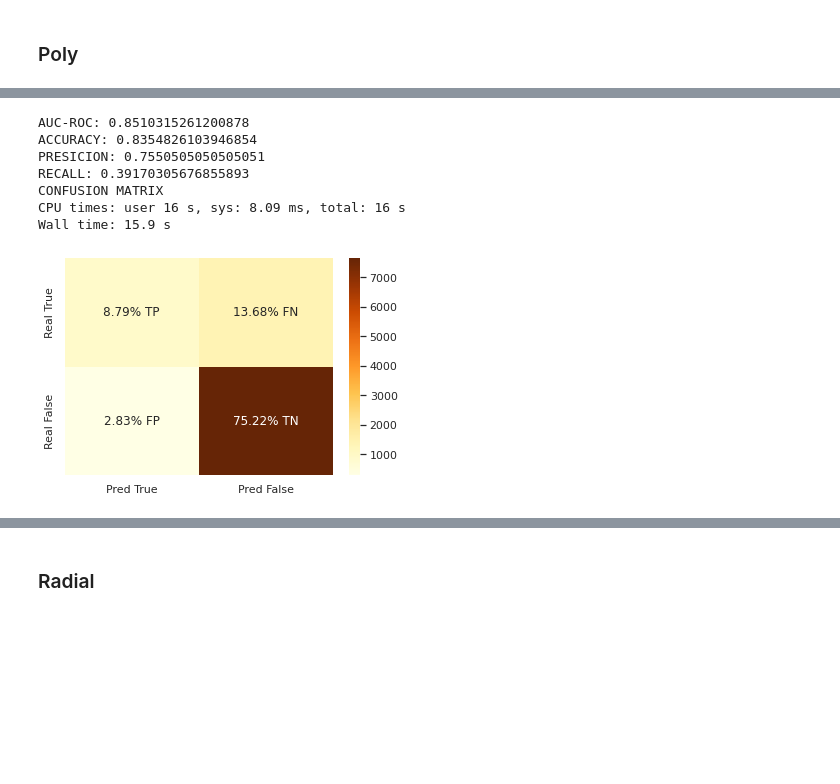
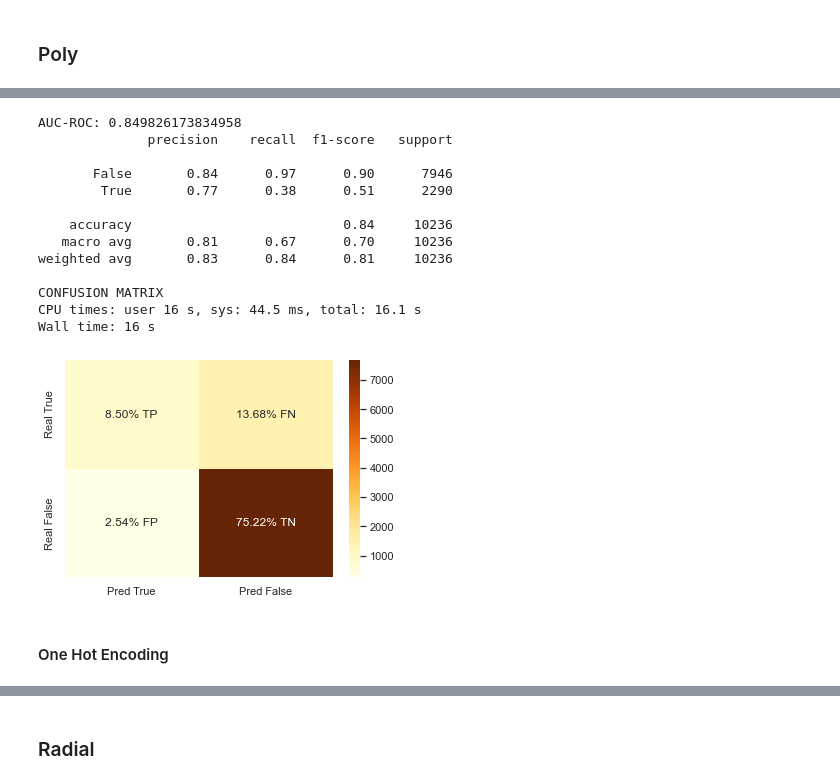
Before and after one commit to NicolasEzequielZulaicaRivera/OD_TPS, a Jupyter notebook: TP2/svm.ipynb, the cells around one changed output, grey strips where cells are left out. Drawn from its saved outputs; the diff is of its cells as text; code cells hidden in the pictures; blank space fills up the shorter version.

```diff
--- a/TP2/svm.ipynb
+++ b/TP2/svm.ipynb
@@ -25,7 +26,7 @@ MAX_JOBS = -1
 # %% [markdown]
 **Run :** Entrenar Nuevamente o Cargar Entrenado
 # %%
-runLinearSimple = True
+runLinearSimple = False
 runLinear = True
 runPoly = True
 runRadial = True
@@ -180,7 +221,7 @@ Wall time: 13.2 s
 # %% [markdown]
 ### Poly
 # %%
-if (runPoly):
+if (runPolyOhe):
     svm_poly = SVC(
         kernel='poly',
         max_iter=MAX_ITER*10, shrinking=False, probability=True,
@@ -202,9 +243,8 @@ if (runPoly):
     ).fit(train_feat, train_targ)
 
     # Guardar
-    if(savePoly):
+    if(savePolyOhe):
         dump(svm_poly_grid, 'models/SVM/svm_poly_grid.sk')
-        dump(svm_poly_grid.best_estimator_, 'models/SVM/svm_poly.sk')
 else:
     # Cargar
     svm_poly_grid = load('models/SVM/svm_poly_grid.sk')
@@ -218,15 +276,21 @@ Best params {'C': 0.1, 'coef0': 4.0, 'degree': 2, 'gamma': 0.01}
 svm_poly = svm_poly_grid.best_estimator_
 # %%
 %%time
-pol_pred = svm_poly.predict(val_feat)
-pol_prob = svm_poly.predict_proba(val_feat)
-score(val_targ, pol_pred, pol_prob[:,1])
+pred = svm_poly.predict(val_feat)
+prob = svm_poly.predict_proba(val_feat)
+score(val_targ, pred, prob[:,1])
 # %% [output]
-AUC-ROC: 0.8510315261200878
-ACCURACY: 0.8354826103946854
-PRESICION: 0.7550505050505051
-RECALL: 0.39170305676855893
+AUC-ROC: 0.849826173834958
+              precision    recall  f1-score   support
+
+       False       0.84      0.97      0.90      7946
+        True       0.77      0.38      0.51      2290
+
+    accuracy                           0.84     10236
+   macro avg       0.81      0.67      0.70     10236
+weighted avg       0.83      0.84      0.81     10236
+
 CONFUSION MATRIX
-CPU times: user 16 s, sys: 8.09 ms, total: 16 s
-Wall time: 15.9 s
+CPU times: user 16 s, sys: 44.5 ms, total: 16.1 s
+Wall time: 16 s
-[figure, old version]
+[figure, new version]
@@ -232,0 +300,2 @@ Wall time: 15.9 s
+# %% [markdown]
+#### One Hot Encoding
```
Also changed, not shown: parts of 28 cells of this notebook, 22 other files.
